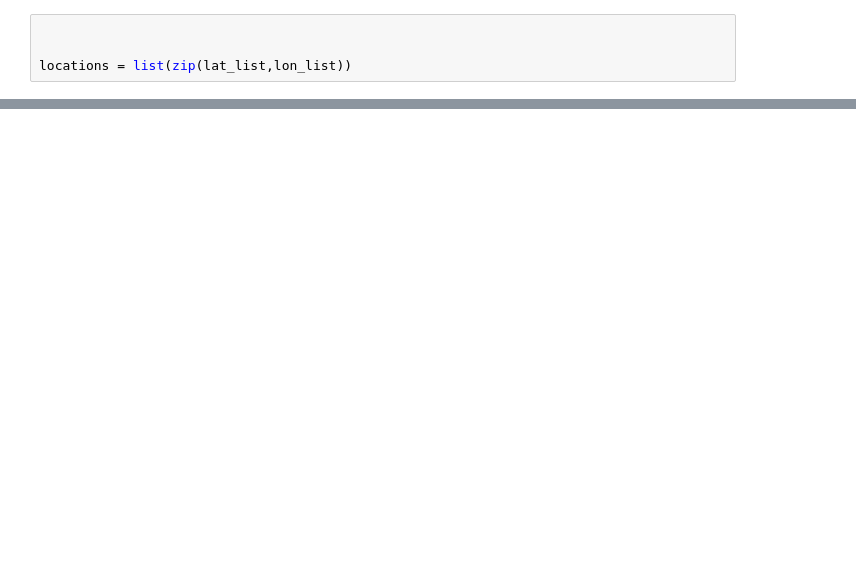
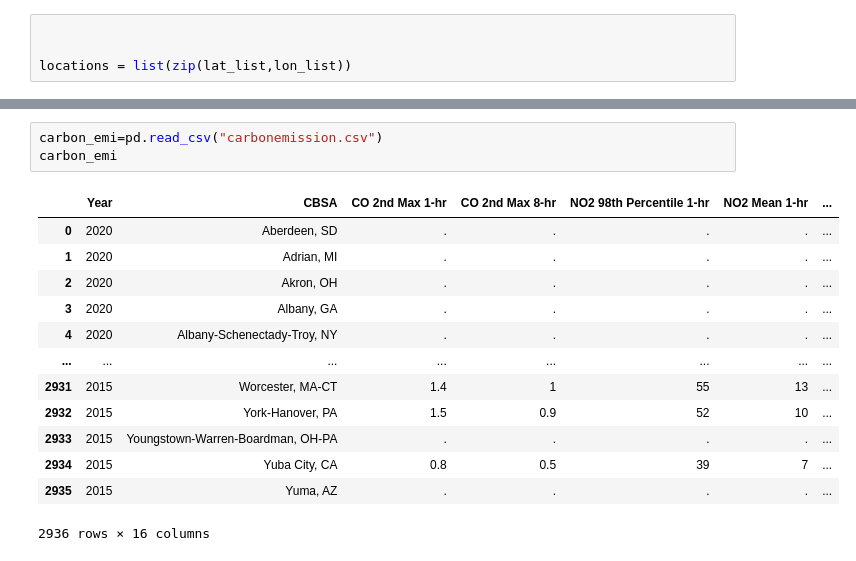
Before and after one commit to adriana-icasiano/project-1, a Jupyter notebook: DATA/bird-us-cities/starter_escoot_project.ipynb, the cells around one changed output, grey strips where cells are left out. Drawn from its saved outputs; the diff is of its cells as text; blank space fills up the shorter version.

```diff
--- a/DATA/bird-us-cities/starter_escoot_project.ipynb
+++ b/DATA/bird-us-cities/starter_escoot_project.ipynb
@@ -101,0 +156,17 @@ fig
+# %%
+carbon_emi=pd.read_csv("carbonemission.csv")
+carbon_emi
+# %% [output]
+|  | Year | CBSA | CO 2nd Max 1-hr | CO 2nd Max 8-hr | NO2 98th Percentile 1-hr | NO2 Mean 1-hr | ... |
+| 0 | 2020 | Aberdeen, SD | . | . | . | . | ... |
+| 1 | 2020 | Adrian, MI | . | . | . | . | ... |
+| 2 | 2020 | Akron, OH | . | . | . | . | ... |
+| 3 | 2020 | Albany, GA | . | . | . | . | ... |
+| 4 | 2020 | Albany-Schenectady-Troy, NY | . | . | . | . | ... |
+| ... | ... | ... | ... | ... | ... | ... | ... |
+| 2931 | 2015 | Worcester, MA-CT | 1.4 | 1 | 55 | 13 | ... |
+| 2932 | 2015 | York-Hanover, PA | 1.5 | 0.9 | 52 | 10 | ... |
+| 2933 | 2015 | Youngstown-Warren-Boardman, OH-PA | . | . | . | . | ... |
+| 2934 | 2015 | Yuba City, CA | 0.8 | 0.5 | 39 | 7 | ... |
+| 2935 | 2015 | Yuma, AZ | . | . | . | . | ... |
+2936 rows × 16 columns
```
Also changed, not shown: parts of 6 cells of this notebook.
